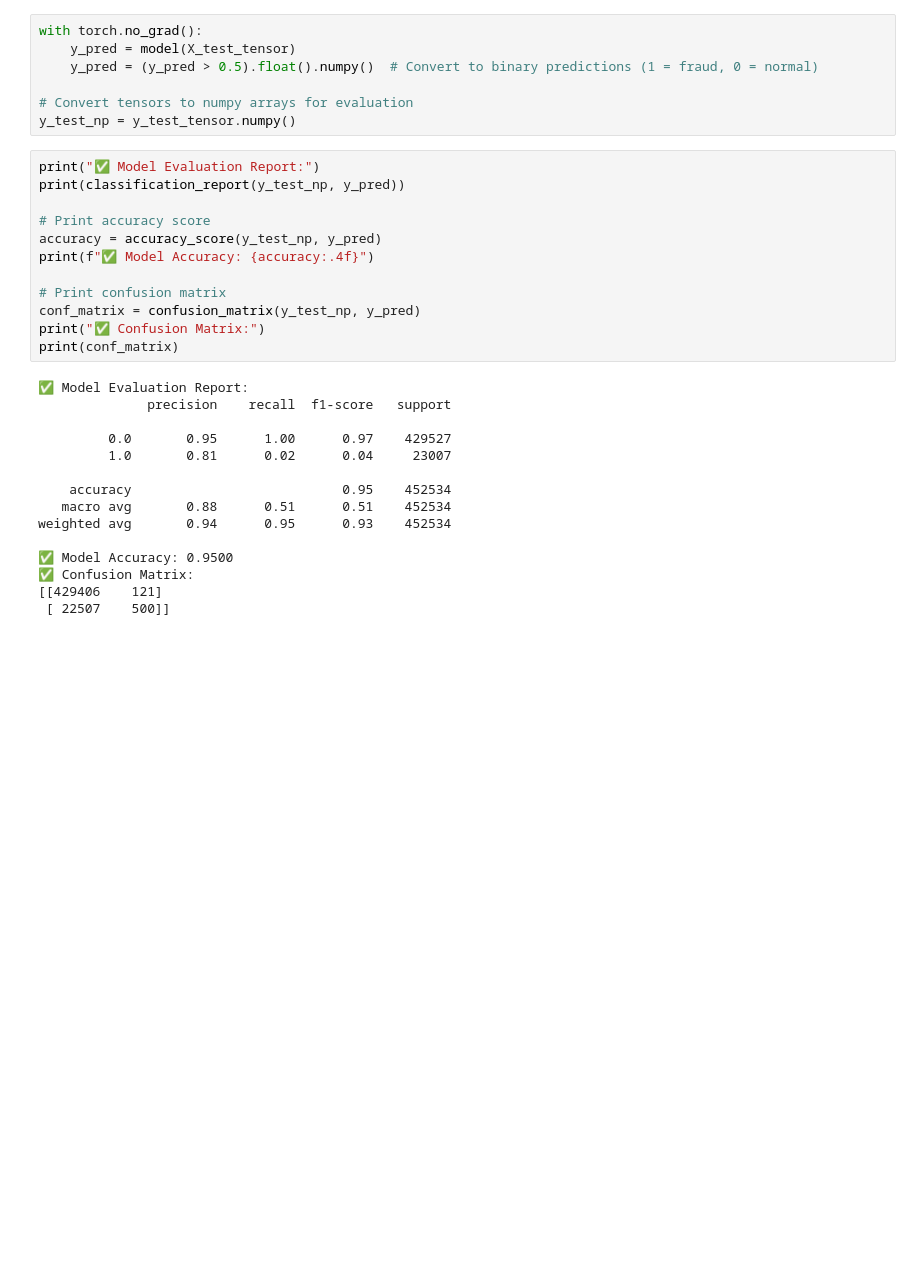
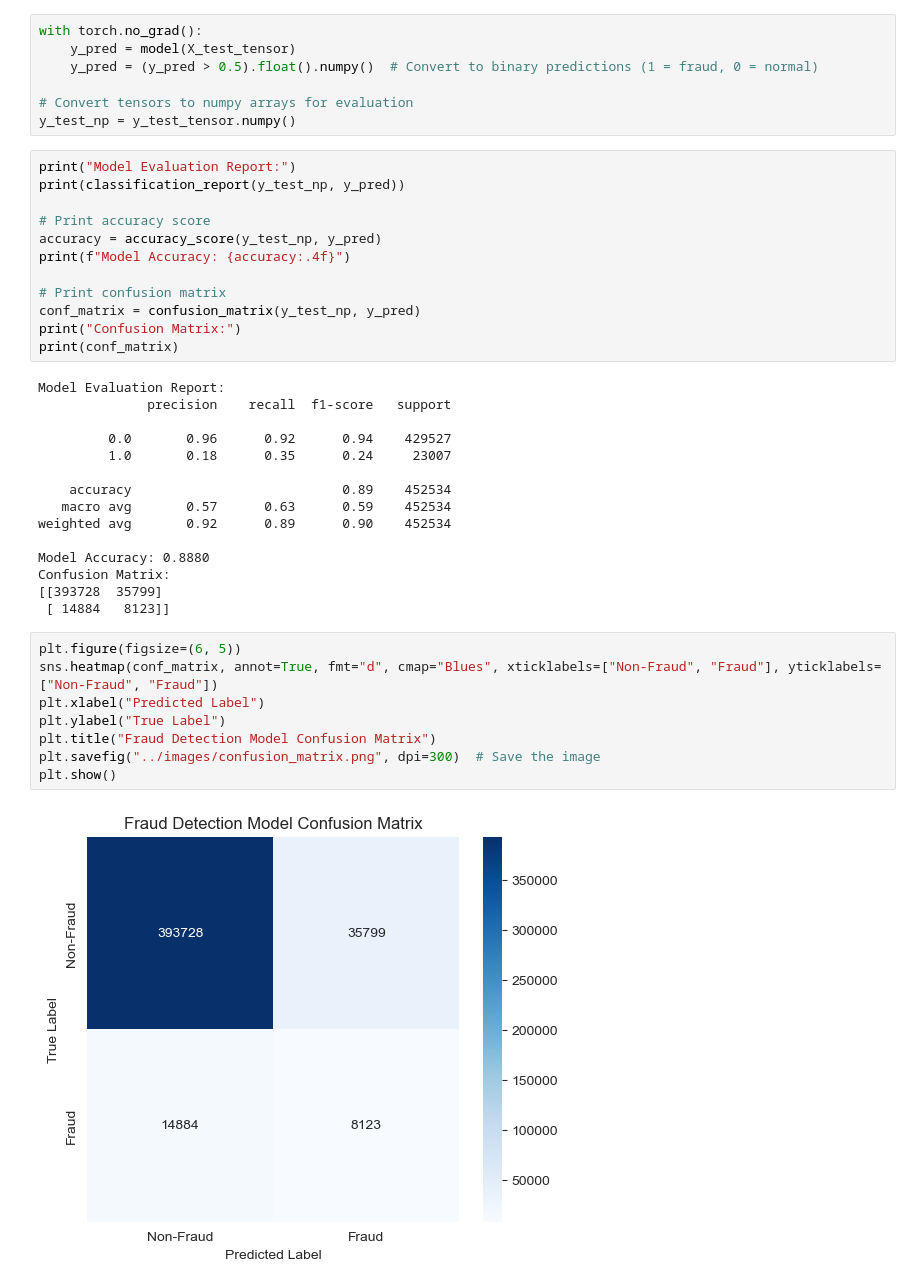
Before and after one commit to FYP-AI-Blockchain-Fraud-Detection-P2P/AI-model, a Jupyter notebook: notebooks/baseline_model.ipynb, the cells around one changed output. Saved outputs shown, nothing was run; the diff lists cells and outputs as text; blank space fills up the shorter version.

```diff
--- a/notebooks/baseline_model.ipynb
+++ b/notebooks/baseline_model.ipynb
@@ -147,29 +210,39 @@ with torch.no_grad():
 # Convert tensors to numpy arrays for evaluation
 y_test_np = y_test_tensor.numpy()
 # %%
-print("✅ Model Evaluation Report:")
+print("Model Evaluation Report:")
 print(classification_report(y_test_np, y_pred))
 
 # Print accuracy score
 accuracy = accuracy_score(y_test_np, y_pred)
-print(f"✅ Model Accuracy: {accuracy:.4f}")
+print(f"Model Accuracy: {accuracy:.4f}")
 
 # Print confusion matrix
 conf_matrix = confusion_matrix(y_test_np, y_pred)
-print("✅ Confusion Matrix:")
+print("Confusion Matrix:")
 print(conf_matrix)
 # %% [output]
-✅ Model Evaluation Report:
+Model Evaluation Report:
               precision    recall  f1-score   support
 
-         0.0       0.95      1.00      0.97    429527
-         1.0       0.81      0.02      0.04     23007
+         0.0       0.96      0.92      0.94    429527
+         1.0       0.18      0.35      0.24     23007
 
-    accuracy                           0.95    452534
-   macro avg       0.88      0.51      0.51    452534
-weighted avg       0.94      0.95      0.93    452534
+    accuracy                           0.89    452534
+   macro avg       0.57      0.63      0.59    452534
+weighted avg       0.92      0.89      0.90    452534
 
-✅ Model Accuracy: 0.9500
-✅ Confusion Matrix:
-[[429406    121]
- [ 22507    500]]
+Model Accuracy: 0.8880
+Confusion Matrix:
+[[393728  35799]
+ [ 14884   8123]]
+# %%
+plt.figure(figsize=(6, 5))
+sns.heatmap(conf_matrix, annot=True, fmt="d", cmap="Blues", xticklabels=["Non-Fraud", "Fraud"], yticklabels=["Non-Fraud", "Fraud"])
+plt.xlabel("Predicted Label")
+plt.ylabel("True Label")
+plt.title("Fraud Detection Model Confusion Matrix")
+plt.savefig("../images/confusion_matrix.png", dpi=300)  # Save the image
+plt.show()
+# %% [output]
+[figure, added]
```
Also changed, not shown: parts of 5 cells of this notebook, 2 other files.
